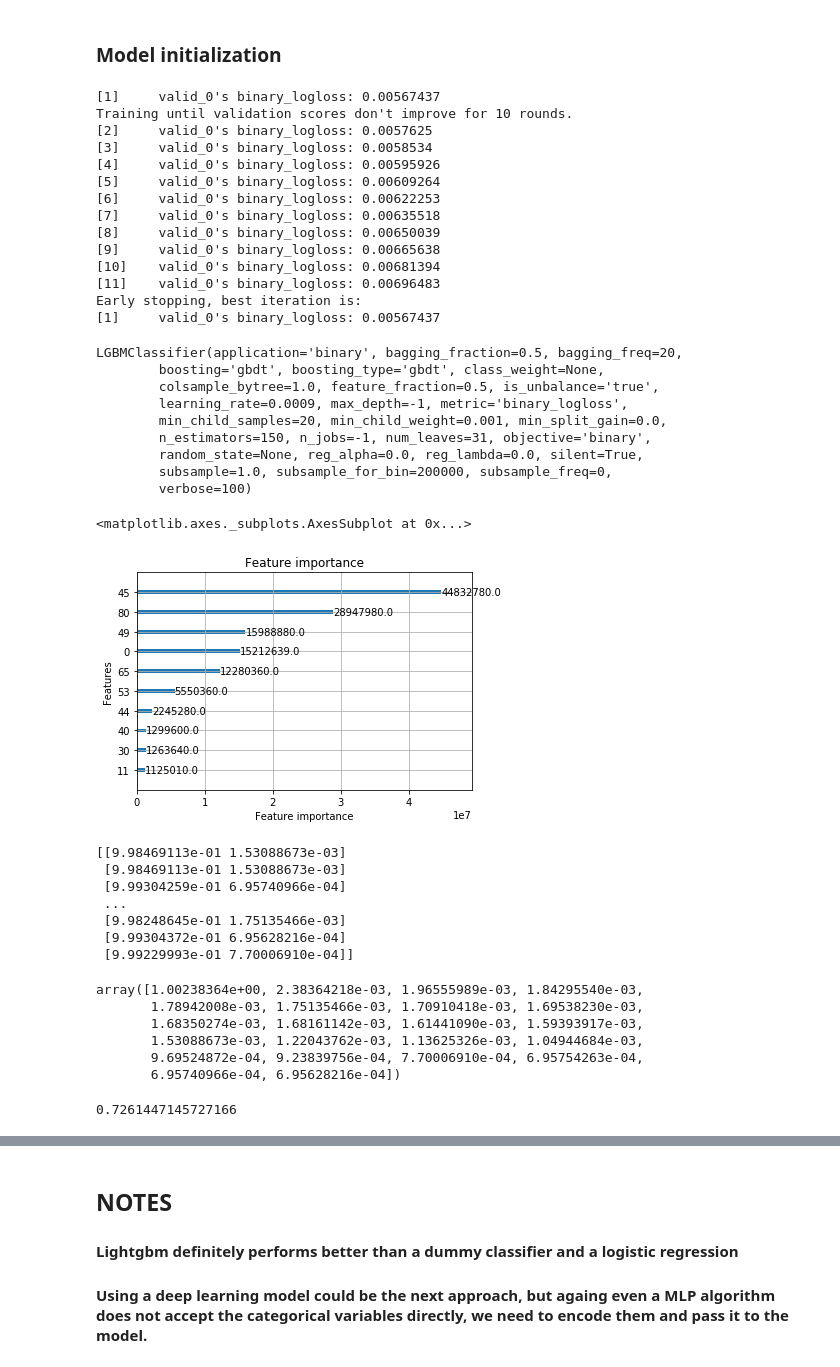
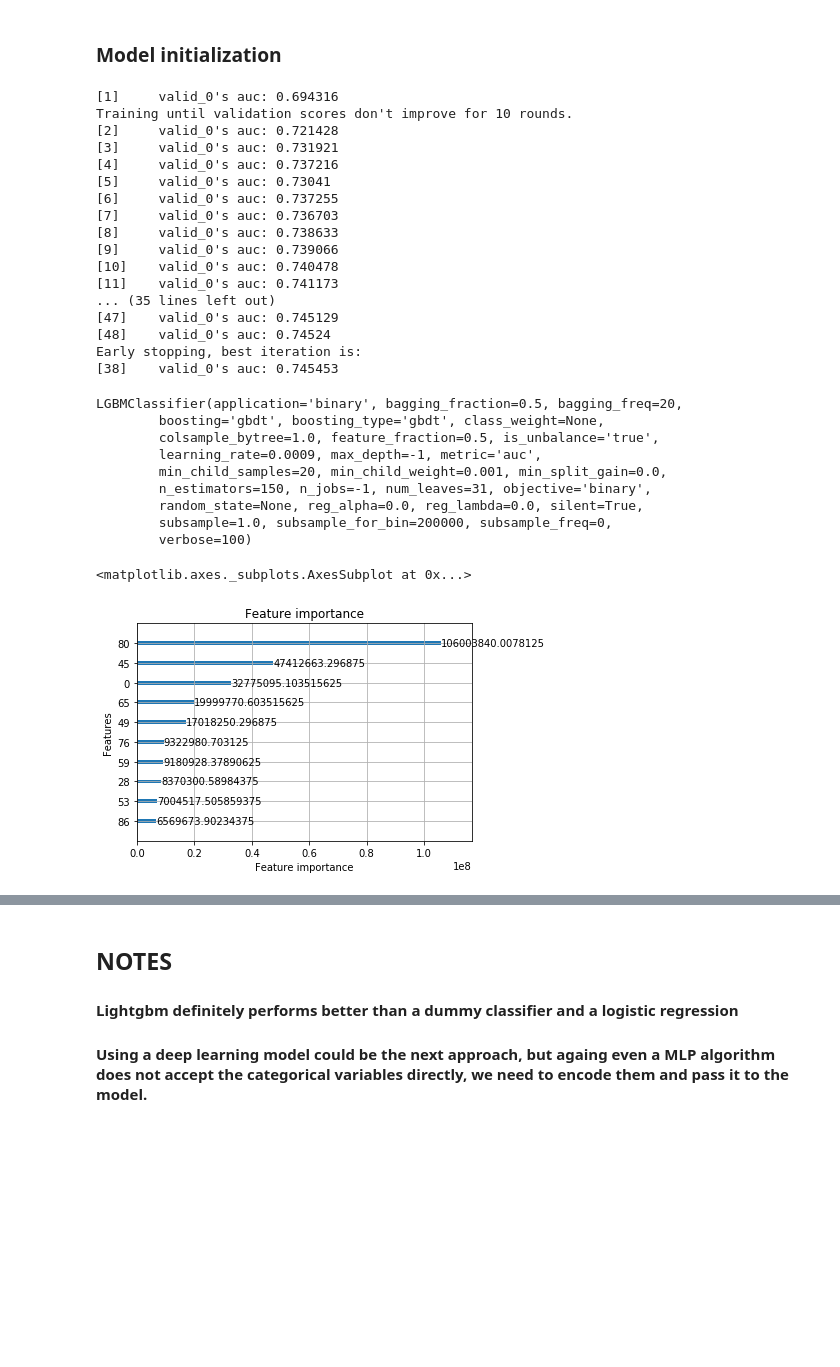
Before and after one commit to SaiKrishnaBala/lightgbm_exp, a Jupyter notebook: classify_data.ipynb, the cells around one changed output, grey strips where cells are left out. Saved outputs shown, nothing was run; the diff lists cells and outputs as text; code cells hidden in the pictures; blank space fills up the shorter version.

```diff
--- a/classify_data.ipynb
+++ b/classify_data.ipynb
@@ -226,7 +205,7 @@ parameters = {
 #     'scale_pos_weight': 1000,
     'application': 'binary',
     'objective': 'binary',
-    'metric': 'binary_logloss',
+    'metric': 'auc',
     'is_unbalance': 'true',
     'boosting': 'gbdt',
     'num_leaves': 31,
@@ -238,53 +217,38 @@ parameters = {
     'n_estimators': 150
 }
 
-# model = lightgbm.train(parameters,
-#                        train_data,
-#                        valid_sets=cv_data,
-#                        num_boost_round=30,
-#                        early_stopping_rounds=5)
-model = lgb.LGBMClassifier(**parameters)
-model.fit(train_data.data, train_data.label, eval_set=[(cv_data.data, cv_data.label)], early_stopping_rounds=10, eval_metric='binary_logloss')
-
-##binary_logloss TODO
+light_gbm_model = lgb.LGBMClassifier(**parameters)
+light_gbm_model.fit(train_data.data, train_data.label, eval_set=[(cv_data.data, cv_data.label)], early_stopping_rounds=10, eval_metric='auc')
 # %% [output]
-[1]     valid_0's binary_logloss: 0.00567437
+[1]     valid_0's auc: 0.694316
 Training until validation scores don't improve for 10 rounds.
-[2]     valid_0's binary_logloss: 0.0057625
-[3]     valid_0's binary_logloss: 0.0058534
-[4]     valid_0's binary_logloss: 0.00595926
-[5]     valid_0's binary_logloss: 0.00609264
-[6]     valid_0's binary_logloss: 0.00622253
-[7]     valid_0's binary_logloss: 0.00635518
-[8]     valid_0's binary_logloss: 0.00650039
-[9]     valid_0's binary_logloss: 0.00665638
-[10]    valid_0's binary_logloss: 0.00681394
-[11]    valid_0's binary_logloss: 0.00696483
+[2]     valid_0's auc: 0.721428
+[3]     valid_0's auc: 0.731921
+[4]     valid_0's auc: 0.737216
+[5]     valid_0's auc: 0.73041
+[6]     valid_0's auc: 0.737255
+[7]     valid_0's auc: 0.736703
+[8]     valid_0's auc: 0.738633
+[9]     valid_0's auc: 0.739066
+[10]    valid_0's auc: 0.740478
+[11]    valid_0's auc: 0.741173
+... (35 lines left out)
+[47]    valid_0's auc: 0.745129
+[48]    valid_0's auc: 0.74524
 Early stopping, best iteration is:
-[1]     valid_0's binary_logloss: 0.00567437
+[38]    valid_0's auc: 0.745453
 LGBMClassifier(application='binary', bagging_fraction=0.5, bagging_freq=20,
         boosting='gbdt', boosting_type='gbdt', class_weight=None,
         colsample_bytree=1.0, feature_fraction=0.5, is_unbalance='true',
-        learning_rate=0.0009, max_depth=-1, metric='binary_logloss',
+        learning_rate=0.0009, max_depth=-1, metric='auc',
         min_child_samples=20, min_child_weight=0.001, min_split_gain=0.0,
         n_estimators=150, n_jobs=-1, num_leaves=31, objective='binary',
         random_state=None, reg_alpha=0.0, reg_lambda=0.0, silent=True,
         subsample=1.0, subsample_for_bin=200000, subsample_freq=0,
         verbose=100)
 # %%
-lgb.plot_importance(model, importance_type='gain', max_num_features=10)
+lgb.plot_importance(light_gbm_model, importance_type='gain', max_num_features=10)
 ##TODO: if time permits, check the distribution of 45, 80 and 49 columns and build a model only using these 10 features
 # %% [output]
 <matplotlib.axes._subplots.AxesSubplot at 0x...>
-[figure, old version]
+[figure, new version]
-# %%
-y_pred = model.predict_proba(test_data.data)
-print(y_pred)
-# %% [output]
-[[9.98469113e-01 1.53088673e-03]
- [9.98469113e-01 1.53088673e-03]
- [9.99304259e-01 6.95740966e-04]
- ...
- [9.98248645e-01 1.75135466e-03]
- [9.99304372e-01 6.95628216e-04]
- [9.99229993e-01 7.70006910e-04]]
@@ -293,14 +255 @@ fpr, tpr, thresholds = roc_curve(test_data.label, y_pred[:, 1])#pos_label=1
-# %%
-thresholds
-# %% [output]
-array([1.00238364e+00, 2.38364218e-03, 1.96555989e-03, 1.84295540e-03,
-       1.78942008e-03, 1.75135466e-03, 1.70910418e-03, 1.69538230e-03,
-       1.68350274e-03, 1.68161142e-03, 1.61441090e-03, 1.59393917e-03,
-       1.53088673e-03, 1.22043762e-03, 1.13625326e-03, 1.04944684e-03,
-       9.69524872e-04, 9.23839756e-04, 7.70006910e-04, 6.95754263e-04,
-       6.95740966e-04, 6.95628216e-04])
-# %%
-auc(fpr, tpr)
-# %% [output]
-0.7261447145727166
 # %%
```
Also changed, not shown: parts of 50 cells of this notebook.
